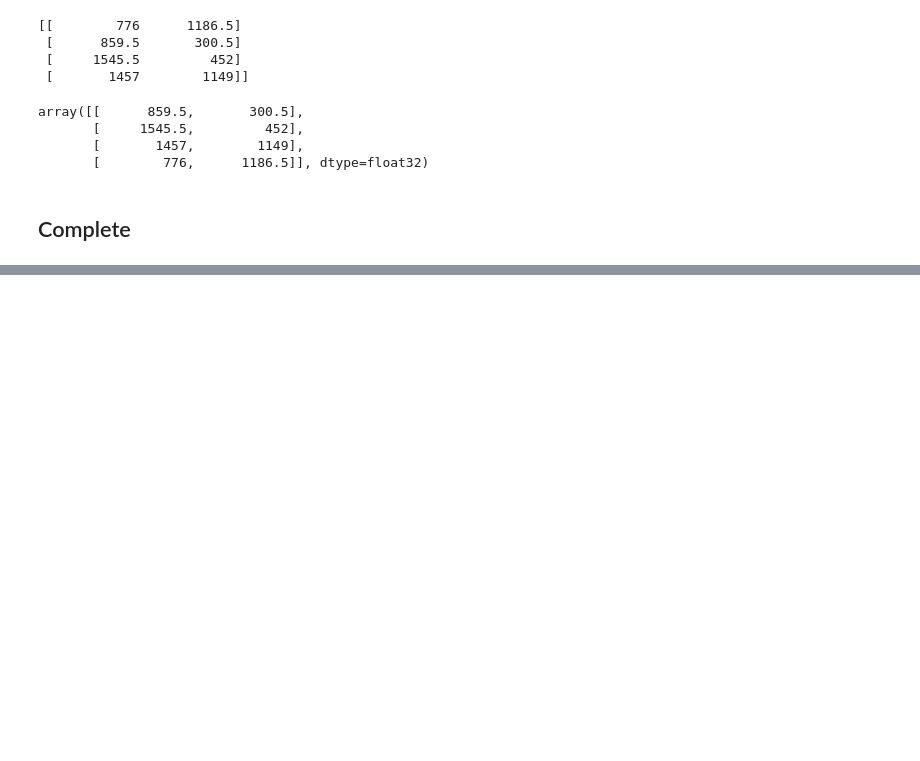
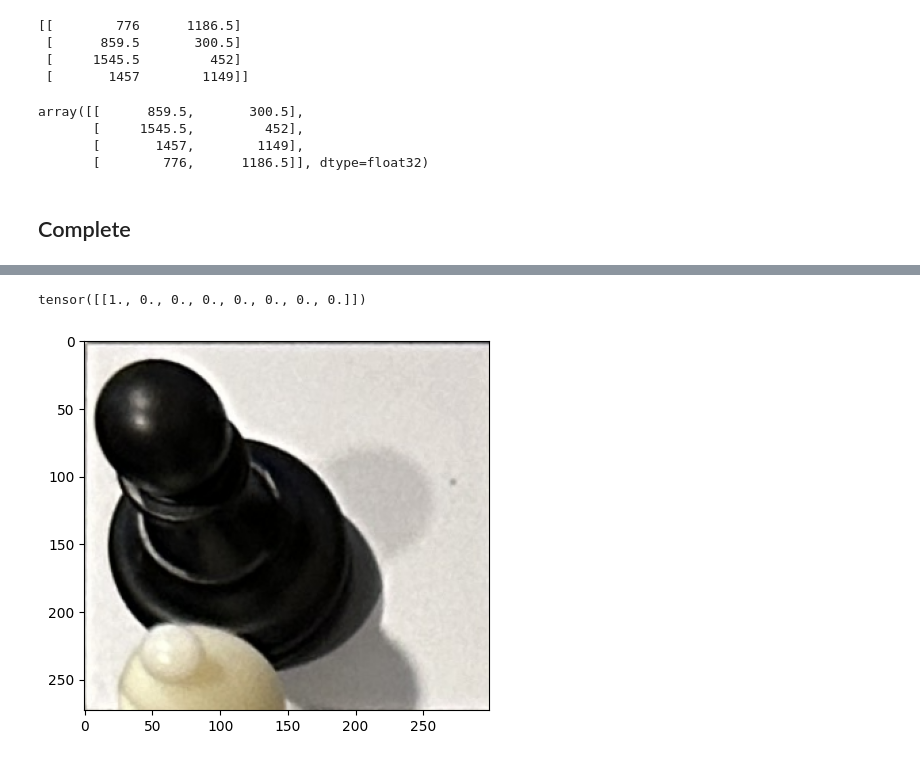
Before and after one commit to avbalsam/ChessNET, a Jupyter notebook: app.ipynb, the cells around one changed output, grey strips where cells are left out. Drawn from its saved outputs; the diff is of its cells as text; code cells hidden in the pictures; blank space fills up the shorter version.

```diff
--- a/app.ipynb
+++ b/app.ipynb
@@ -533,3 +523,11 @@ P
+# %%
+#To Display Individual Pieces
+loc = (1, 1) #row, col
+plt.imshow(m[loc[0] * 8 + loc[1]][0][0].numpy().transpose(1, 2, 0))
+print(m[loc[0] * 8 + loc[1]][1])
+# %% [output]
+tensor([[1., 0., 0., 0., 0., 0., 0., 0.]])
+[figure, added]
 # %%
 def board_to_fen(board):
     """
```
Also changed, not shown: parts of 5 cells of this notebook, 2 other files.
